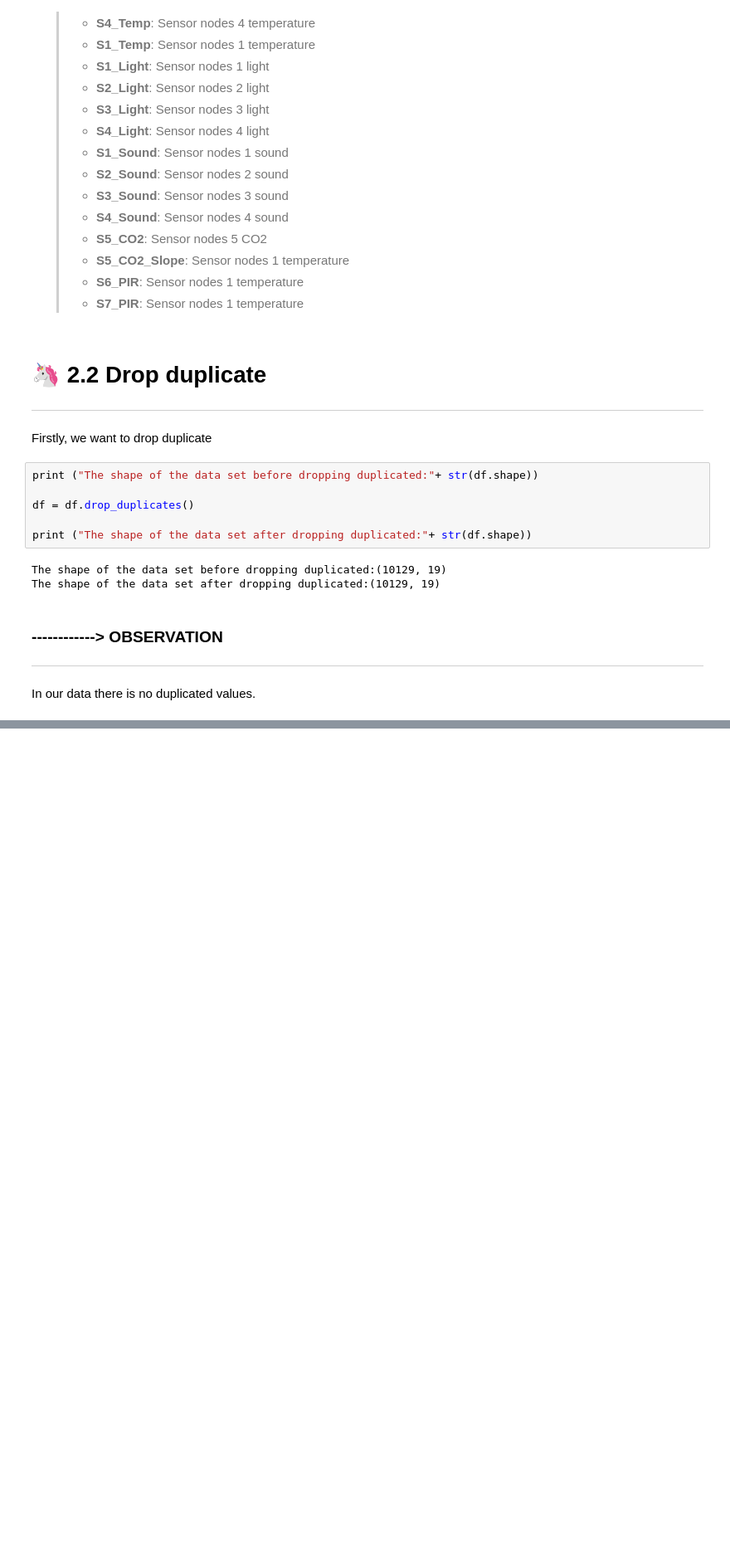
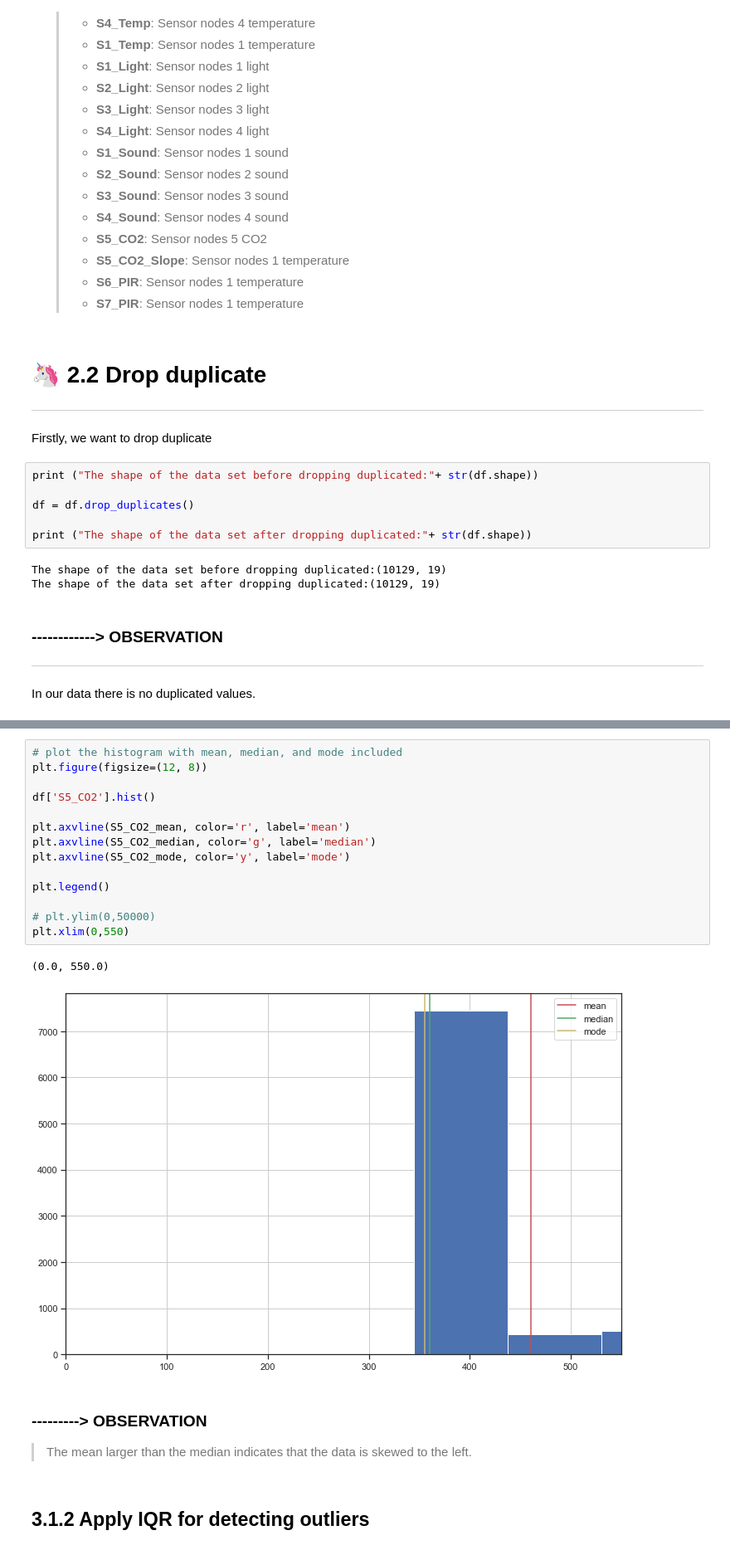
Before and after one commit to ChauHuynh1/Room-Occupancy-Estimation, a Jupyter notebook: EEET2485_GroupProject.ipynb, the cells around one changed output, grey strips where cells are left out. Shown at 83% size. Cells and saved outputs as stored; diff of their text form; blank space fills up the shorter version.

```diff
--- a/EEET2485_GroupProject.ipynb
+++ b/EEET2485_GroupProject.ipynb
@@ -320,0 +392,23 @@ In our data there is no duplicated values.
+# %%
+# plot the histogram with mean, median, and mode included
+plt.figure(figsize=(12, 8))
+
+df['S5_CO2'].hist()
+
+plt.axvline(S5_CO2_mean, color='r', label='mean')
+plt.axvline(S5_CO2_median, color='g', label='median')
+plt.axvline(S5_CO2_mode, color='y', label='mode')
+
+plt.legend()
+
+# plt.ylim(0,50000)
+plt.xlim(0,550)
+# %% [output]
+(0.0, 550.0)
+[figure, added]
+# %% [markdown]
+### ---------> OBSERVATION
+> The mean larger than the median indicates that the data is skewed to the left.
+# %% [markdown]
+<a id="3.1.2"></a>
+## 3.1.2 Apply IQR for detecting outliers
```
Also changed, not shown: parts of 74 cells of this notebook.
